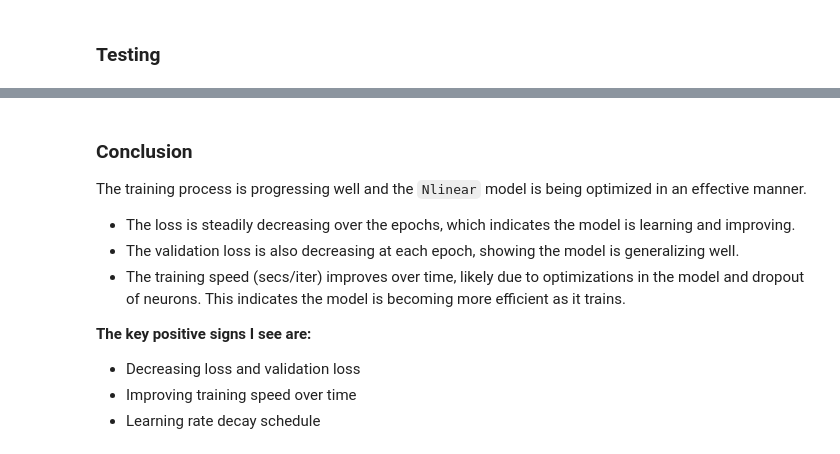
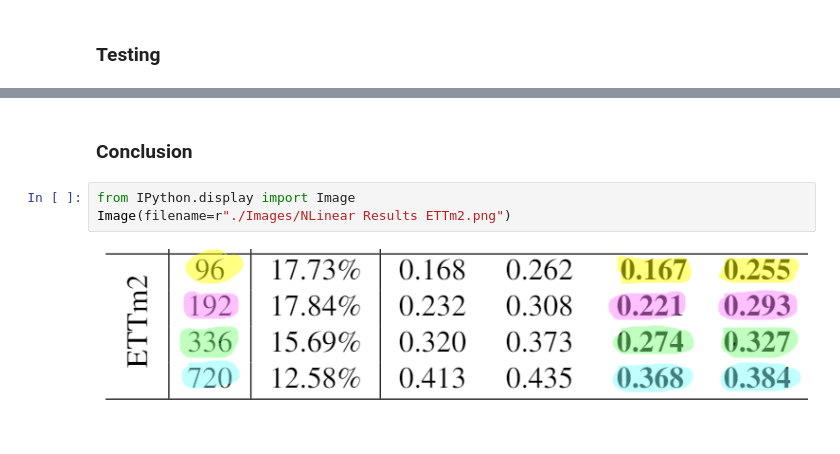
Before and after one commit to volzock/Transformer-based-solutions-for-the-long-term-time-series-forecasting, a Jupyter notebook: Training-Nlinear-on-ETT-datasets.ipynb, the cells around one changed output, grey strips where cells are left out. Drawn from its saved outputs; the diff is of its cells as text; blank space fills up the shorter version.

```diff
--- a/Training-Nlinear-on-ETT-datasets.ipynb
+++ b/Training-Nlinear-on-ETT-datasets.ipynb
@@ -1026,12 +1106,7 @@ mae:0.38334736227989197, mse:0.36760905385017395, rmse:0.6063077449798584, mape:
-# %% [markdown]
-### Conclusion
-The training process is progressing well and the `Nlinear` model is being optimized in an effective manner.
-- The loss is steadily decreasing over the epochs, which indicates the model is learning and improving.
-- The validation loss is also decreasing at each epoch, showing the model is generalizing well.
-- The training speed (secs/iter) improves over time, likely due to optimizations in the model and dropout of neurons. This indicates the model is becoming more efficient as it trains.
-
-**The key positive signs I see are:**
-
-- Decreasing loss and validation loss
-- Improving training speed over time
-- Learning rate decay schedule
+# %% [markdown]
+### Conclusion
+# %%
+from IPython.display import Image
+Image(filename=r"./Images/NLinear Results ETTm2.png")
+# %% [output]
+[figure, added]
```
Also changed, not shown: parts of 48 cells of this notebook.
